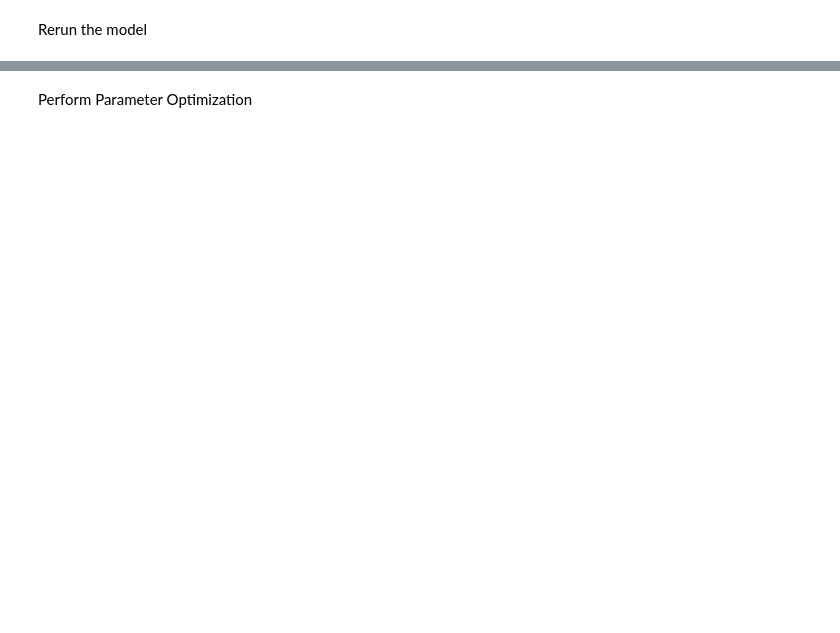
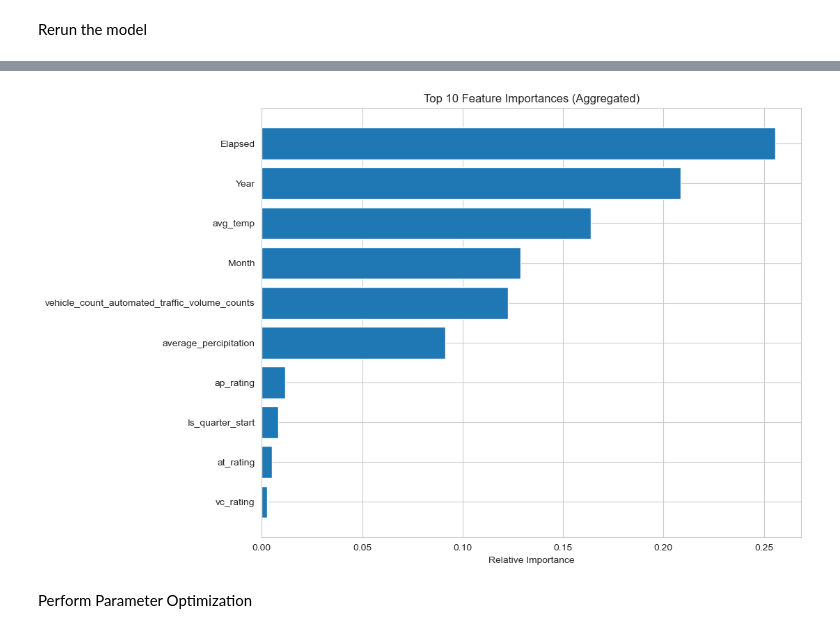
Before and after one commit to paulr28/Msc_Capstone, a Jupyter notebook: Data_Collection.ipynb, the cells around one changed output, grey strips where cells are left out. Saved outputs shown, nothing was run; the diff lists cells and outputs as text; code cells hidden in the pictures; blank space fills up the shorter version.

```diff
--- a/Data_Collection.ipynb
+++ b/Data_Collection.ipynb
@@ -1718,31 +2798,34 @@ plt.show()
 # %%
 # Get the feature importances
+feature_importances = model.feature_importances_
 
 # Assuming X_train is a DataFrame
 feature_names = X_train.columns
 
 # Get the unique feature names and their corresponding importances
 unique_feature_names, unique_importances = [], []
 
 for name in set(feature_names):
     indices = [i for i, x in enumerate(feature_names) if x == name]
     unique_feature_names.append(name)
     unique_importances.append(sum(feature_importances[indices]))
 
 # Convert to NumPy arrays
 unique_feature_names = np.array(unique_feature_names)
 unique_importances = np.array(unique_importances)
 
 # Get the top ten indices
 top_ten_idx = np.argsort(unique_importances)[-10:]
 
 # Create a bar plot of the top ten feature importances
 plt.figure(figsize=(10, 8))
 plt.title('Top 10 Feature Importances (Aggregated)')
 plt.barh(range(len(top_ten_idx)), unique_importances[top_ten_idx], align='center')
 plt.yticks(range(len(top_ten_idx)), unique_feature_names[top_ten_idx])
 plt.xlabel('Relative Importance')
 plt.show()
+# %% [output]
+[figure, added]
 # %% [markdown]
 Perform Parameter Optimization
 # %%
```
Also changed, not shown: parts of 148 cells of this notebook.
